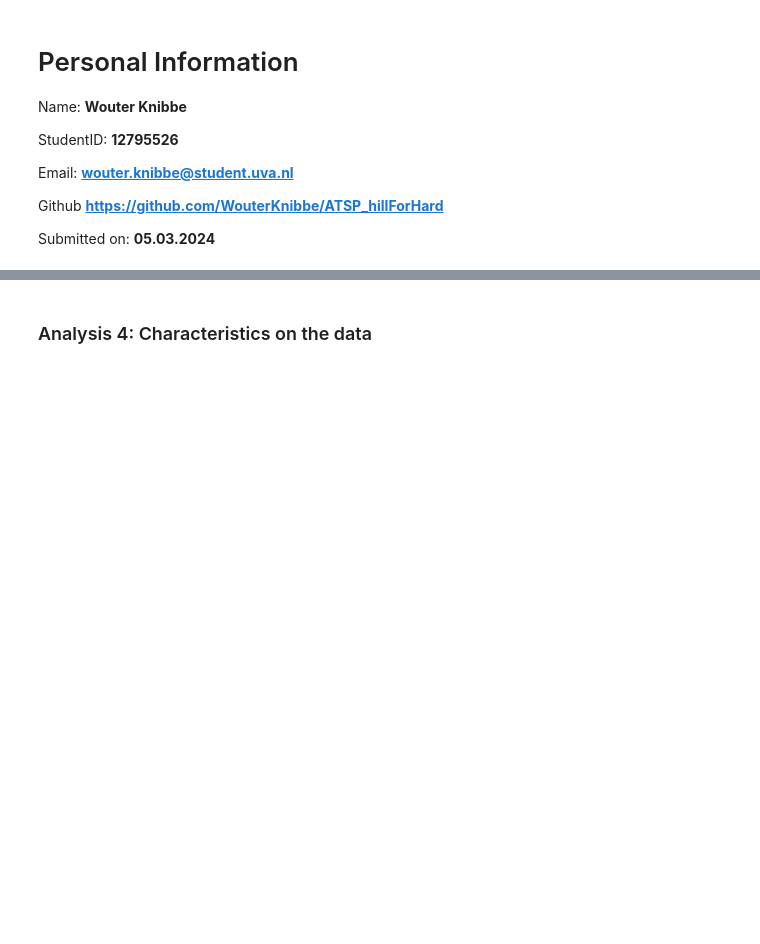
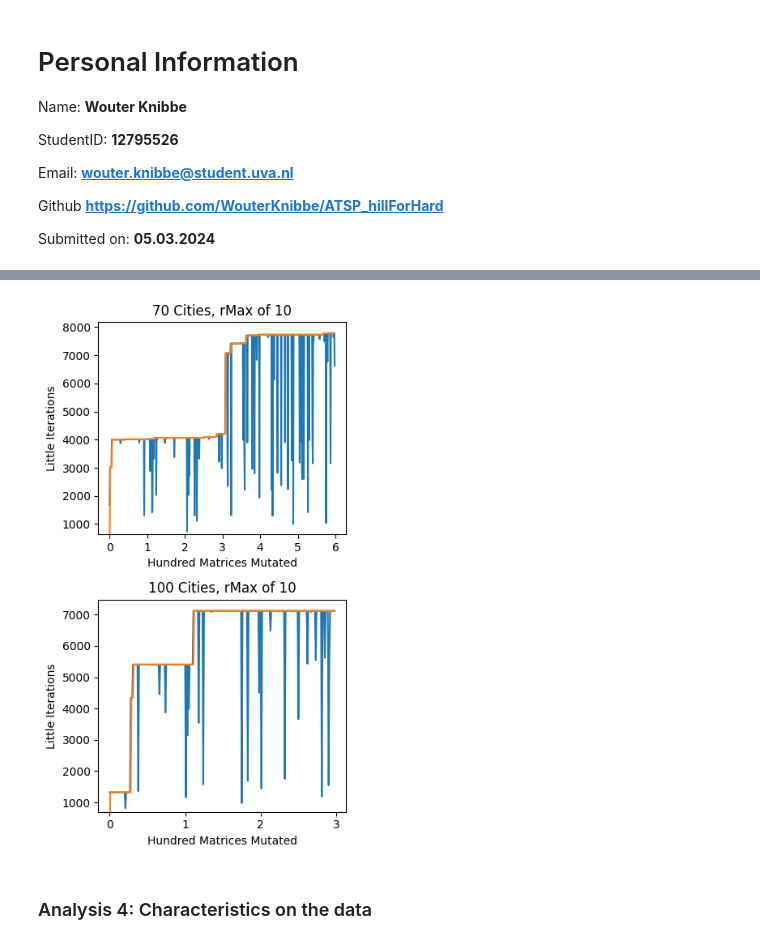
Before and after one commit to WouterKnibbe/ATSP_hillForHard, a Jupyter notebook: Quick Plotting.ipynb, the cells around one changed output, grey strips where cells are left out. Cells and saved outputs as stored; diff of their text form; code cells hidden in the pictures; blank space fills up the shorter version.

```diff
--- a/Quick Plotting.ipynb
+++ b/Quick Plotting.ipynb
@@ -113,3 +193,55 @@ plt.show()
+# %%
+cities = [70, 100]
+ranges = [10]
+
+subplot_rows = len(cities)
+subplot_cols = len(ranges)
+
+fig, axs = plt.subplots(subplot_rows, subplot_cols, figsize=(4, 7))
+
+for i, city in enumerate(cities):
+    for j, range_val in enumerate(ranges):
+        path = f"Results/results{city}_{range_val}_0.json"
+        try:
+           loaded = load_result(path)
+        except:
+           continue
+
+        x_values = list(loaded.keys())
+        y_values_0 = [values[0] for values in loaded.values()]
+        y_values_1 = [values[1] for values in loaded.values()]
+
+        if subplot_rows == 1 and subplot_cols == 1:
+            ax = axs
+            ax.set_xlabel('Matrices Mutated')
+        else:
+            if subplot_rows > 1 and subplot_cols > 1:
+                ax = axs[i, j]
+            elif subplot_rows > 1:
+                ax = axs[i]
+            else:
+                ax = axs[j]
+
+        ax.plot(x_values, y_values_0, label='Current mutation')
+        ax.plot(x_values, y_values_1, label='Hardest mutation')
+
+        xticklist = list(range(0,int(x_values[-1])+3,100))
+        ax.set_xticks(xticklist)
+        xticklabellist = list(range(0,int(x_values[-1])+3,100))
+        ax.set_xticklabels(round(x/100) for x in xticklabellist)
+
+        ax.set_ylim(bottom=min(y_values_0)-(min(y_values_0)/7))
+        if j == 0:
+          ax.set_ylabel('Little Iterations')
+        ax.set_xlabel('Hundred Matrices Mutated')
+        ax.set_title(f'{city} Cities, rMax of {range_val}')
+        if i == 1 & j== 1:
+          ax.legend()
+
+plt.tight_layout()
+plt.show()
+# %% [output]
+[figure, added]
 # %% [markdown]
 ### Analysis 4: Characteristics on the data
 # %%
```
Also changed, not shown: parts of 4 cells of this notebook, 40 other files.
